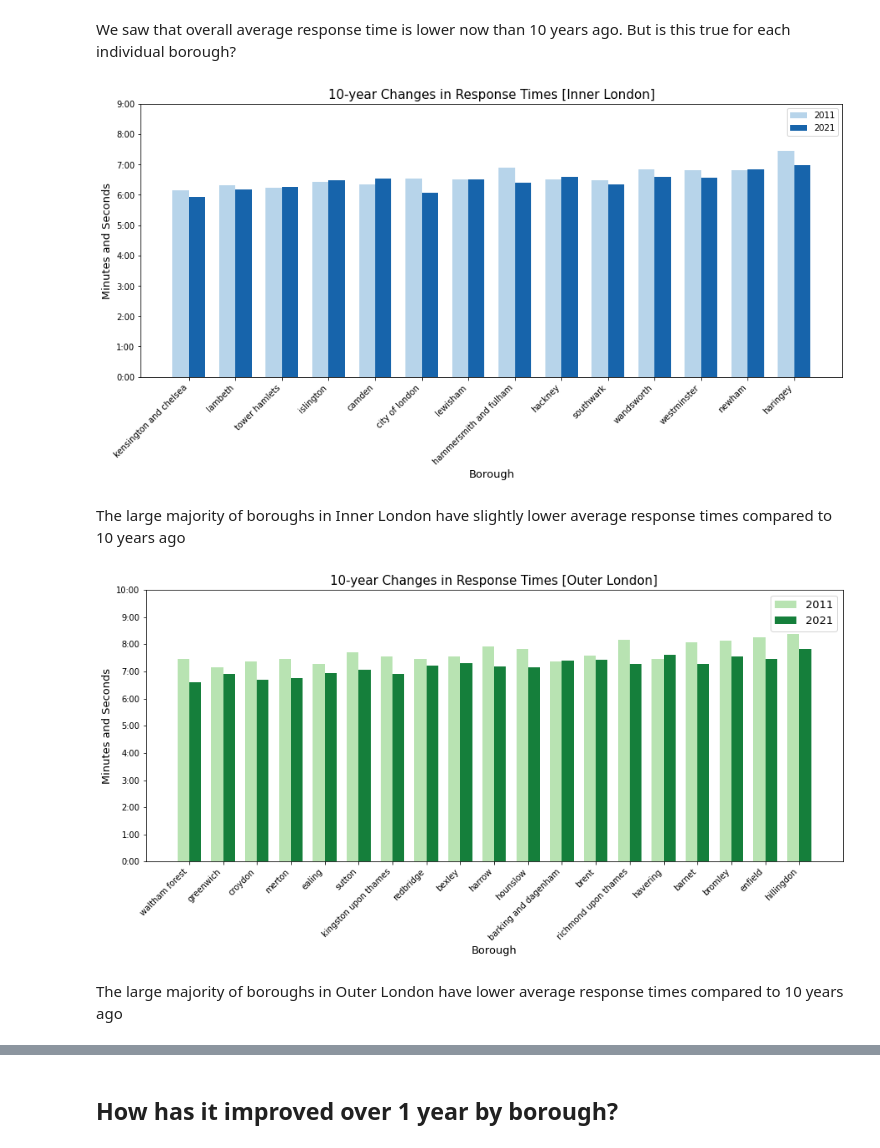
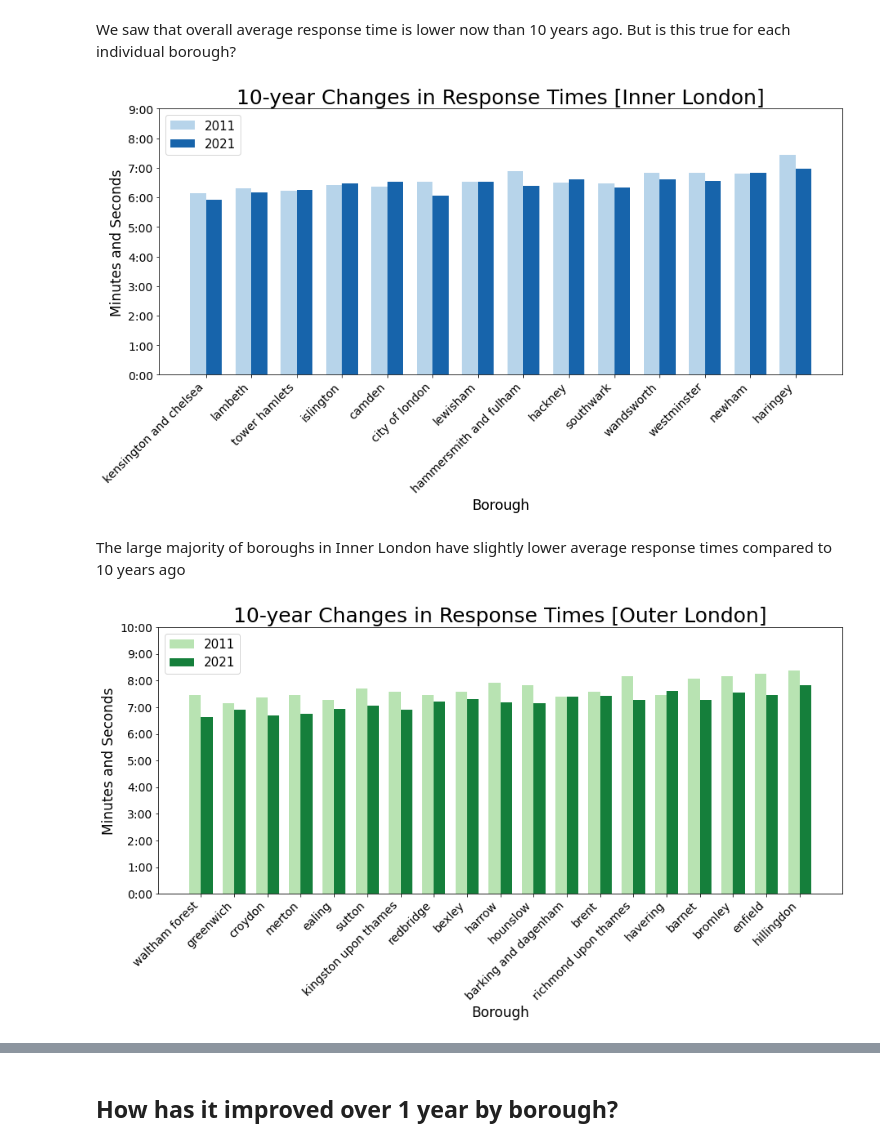
Before and after one commit to bendthompson/london-fires, a Jupyter notebook: notebooks/report_notebook.ipynb, the cells around one changed output, grey strips where cells are left out. Cells and saved outputs as stored; diff of their text form; code cells hidden in the pictures.

Commit message:
images created

```diff
--- a/notebooks/report_notebook.ipynb
+++ b/notebooks/report_notebook.ipynb
@@ -187,29 +187,29 @@ We saw that overall average response time is lower now than 10 years ago. But is
 # %%
 plot_df = inner_df
 col1 = '2011'
 col2 = '2021'
 
 indexes = np.arange(plot_df.shape[0])
 width = 0.35
 
 fig, (ax1) = plt.subplots(1, figsize=(15, 6))
 
 ax1.bar(x=indexes - width/2, height=plot_df.sort_values(by='mean')[col1], color=bluecmap(0.3), width=width)
 ax1.bar(x=indexes + width/2, height=plot_df.sort_values(by='mean')[col2], color=bluecmap(0.8), width=width)
 
 
-ax1.set_xticks(indexes, list(plot_df.sort_values(by='mean').index), rotation=45, ha='right', fontsize=10);
+ax1.set_xticks(indexes, list(plot_df.sort_values(by='mean').index), rotation=45, ha='right', fontsize=14);
 ax1.set_yticks([0,1*60,2*60,3*60,4*60,5*60,6*60,7*60,8*60,9*60],
-           ['0:00','1:00','2:00','3:00','4:00','5:00','6:00','7:00','8:00','9:00']);
+           ['0:00','1:00','2:00','3:00','4:00','5:00','6:00','7:00','8:00','9:00'], fontsize=14);
 
-ax1.legend([col1,col2])
-ax1.set_ylabel('Minutes and Seconds', fontsize=13)
-ax1.set_xlabel('Borough', fontsize=13)
-ax1.set_title('10-year Changes in Response Times [Inner London]', fontsize=15);
+ax1.legend([col1,col2], fontsize = 15)
+ax1.set_ylabel('Minutes and Seconds', fontsize=17)
+ax1.set_xlabel('Borough', fontsize=17)
+ax1.set_title('10-year Changes in Response Times [Inner London]', fontsize=25);
 # %% [output]
-[figure, old version]
+[figure, new version]
-# %% [markdown]
-The large majority of boroughs in Inner London have slightly lower average response times compared to 10 years ago
+# %% [markdown]
+The large majority of boroughs in Inner London have slightly lower average response times compared to 10 years ago
 # %%
 plot_df = outer_df
 col1 = '2011'
@@ -223,15 +223,13 @@ fig, (ax1) = plt.subplots(1, figsize=(15, 6))
 ax1.bar(x=indexes - width/2, height=plot_df.sort_values(by='mean')[col1], color=greencmap(.3), width=width)
 ax1.bar(x=indexes + width/2, height=plot_df.sort_values(by='mean')[col2], color=greencmap(.8), width=width)
 
-ax1.set_xticks(indexes, list(plot_df.sort_values(by='mean').index), rotation=45, ha='right', fontsize=10);
+ax1.set_xticks(indexes, list(plot_df.sort_values(by='mean').index), rotation=45, ha='right', fontsize=14);
 ax1.set_yticks([0,1*60,2*60,3*60,4*60,5*60,6*60,7*60,8*60,9*60, 10*60],
-           ['0:00','1:00','2:00','3:00','4:00','5:00','6:00','7:00','8:00','9:00', '10:00']);
+           ['0:00','1:00','2:00','3:00','4:00','5:00','6:00','7:00','8:00','9:00', '10:00'], fontsize=14);
 
-ax1.legend([col1,col2], fontsize=13)
-ax1.set_ylabel('Minutes and Seconds', fontsize=13)
-ax1.set_xlabel('Borough', fontsize=13)
-ax1.set_title('10-year Changes in Response Times [Outer London]', fontsize=15);
+ax1.legend([col1,col2], fontsize=15)
+ax1.set_ylabel('Minutes and Seconds', fontsize=17)
+ax1.set_xlabel('Borough', fontsize=17)
+ax1.set_title('10-year Changes in Response Times [Outer London]', fontsize=25);
 # %% [output]
-[figure, old version]
+[figure, new version]
-# %% [markdown]
-The large majority of boroughs in Outer London have lower average response times compared to 10 years ago
```
Also changed, not shown: parts of 39 cells of this notebook, 15 other files.
